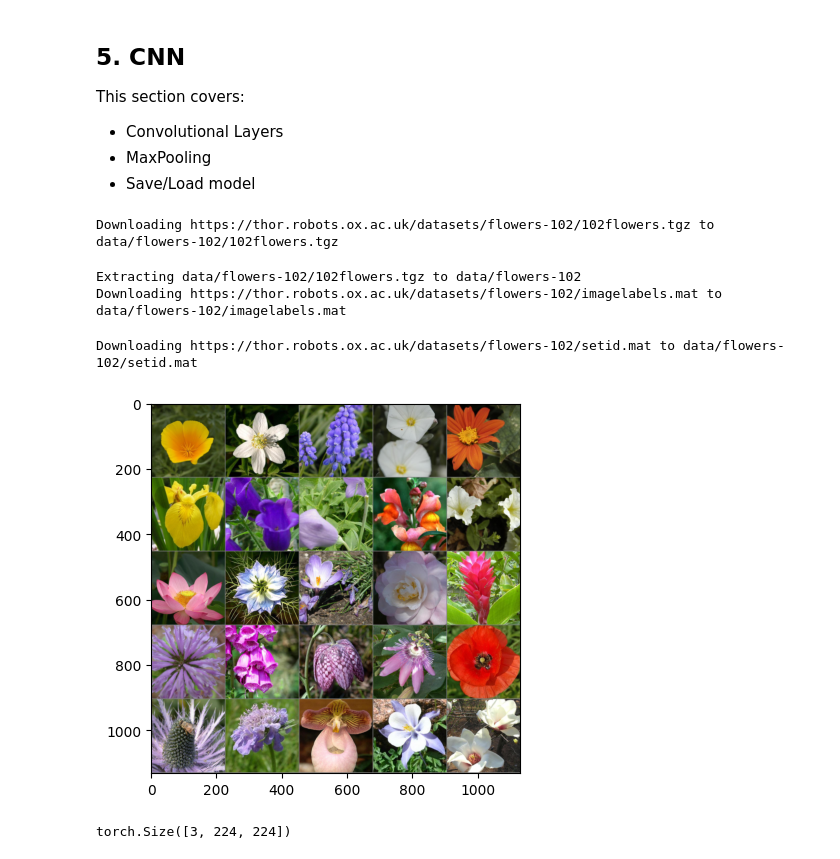
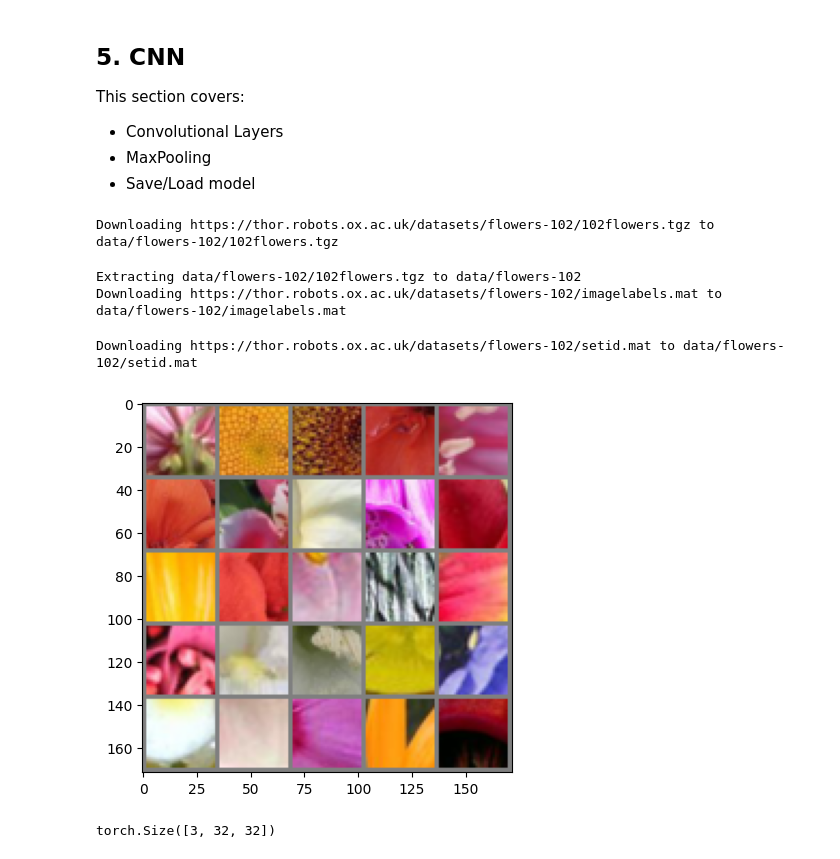
Before and after one commit to INT2-19/INT2_Open_Assessment, a Jupyter notebook: INT2_PyTorch_Flowers102_Experiment.ipynb, the cells around one changed output. Cells and saved outputs as stored; diff of their text form; code cells hidden in the pictures.

```diff
--- a/INT2_PyTorch_Flowers102_Experiment.ipynb
+++ b/INT2_PyTorch_Flowers102_Experiment.ipynb
@@ -28,7 +28,7 @@ learning_rate = 0.001
 
 # Transforming images
 transform = transforms.Compose([transforms.Resize(256),
-                                      transforms.CenterCrop(224),     # Converts to 224x224
+                                      transforms.CenterCrop(32),     # Converts to 224x224
                                       transforms.ToTensor(),
                                       transforms.Normalize(mean=[0.5, 0.5, 0.5],
                                                             std=[0.5, 0.5, 0.5])])
@@ -39,37 +39,37 @@ train_dataset = torchvision.datasets.Flowers102(root='./data', split='train',
                                         download=True, transform=transform)
 
 test_dataset = torchvision.datasets.Flowers102(root='./data', split='test',
                                        download=True, transform=transform)
 
 train_loader = torch.utils.data.DataLoader(train_dataset, batch_size=batch_size,
                                           shuffle=True)
 
 test_loader = torch.utils.data.DataLoader(test_dataset, batch_size=batch_size,
                                          shuffle=False)
 
-classes = ('plane', 'car', 'bird', 'cat',
-           'deer', 'dog', 'frog', 'horse', 'ship', 'truck')
+#classes = ('plane', 'car', 'bird', 'cat',
+#           'deer', 'dog', 'frog', 'horse', 'ship', 'truck')
 
 def imshow(imgs):
     imgs = imgs / 2 + 0.5   # unnormalize
     npimgs = imgs.numpy()
     plt.imshow(np.transpose(npimgs, (1, 2, 0)))
     plt.show()
 
  #one batch of random training images
 dataiter = iter(train_loader)
 images, labels = dataiter.__next__()
 img_grid = torchvision.utils.make_grid(images[0:25], nrow=5)
 imshow(img_grid)
 
 print(images[0].size())
 # %% [output]
 Downloading https://thor.robots.ox.ac.uk/datasets/flowers-102/102flowers.tgz to data/flowers-102/102flowers.tgz
 Extracting data/flowers-102/102flowers.tgz to data/flowers-102
 Downloading https://thor.robots.ox.ac.uk/datasets/flowers-102/imagelabels.mat to data/flowers-102/imagelabels.mat
 Downloading https://thor.robots.ox.ac.uk/datasets/flowers-102/setid.mat to data/flowers-102/setid.mat
-[figure, old version]
+[figure, new version]
-torch.Size([3, 224, 224])
+torch.Size([3, 32, 32])
 # %%
 class ConvNet(nn.Module):
     def __init__(self):
```
Also changed, not shown: parts of 2 cells of this notebook.
